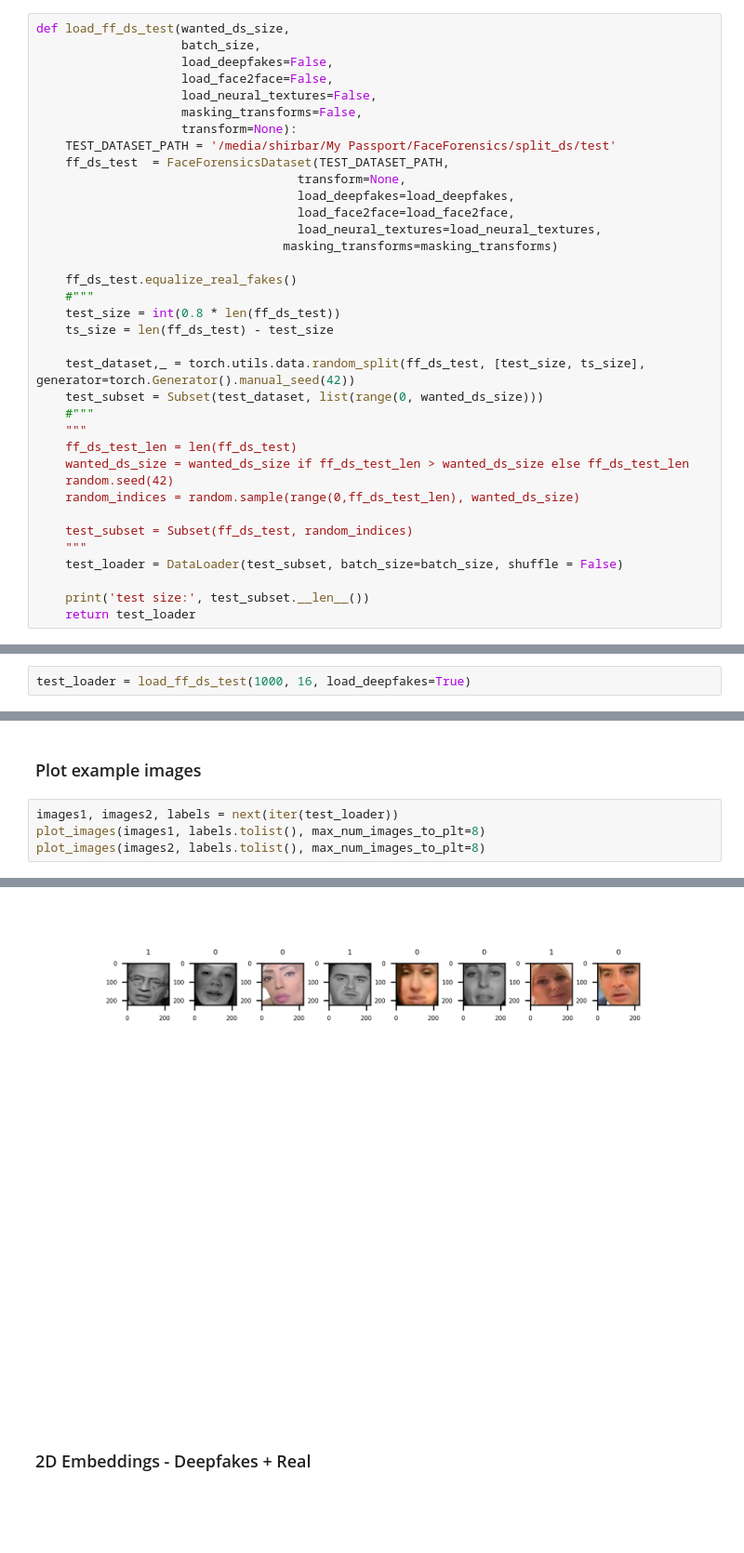
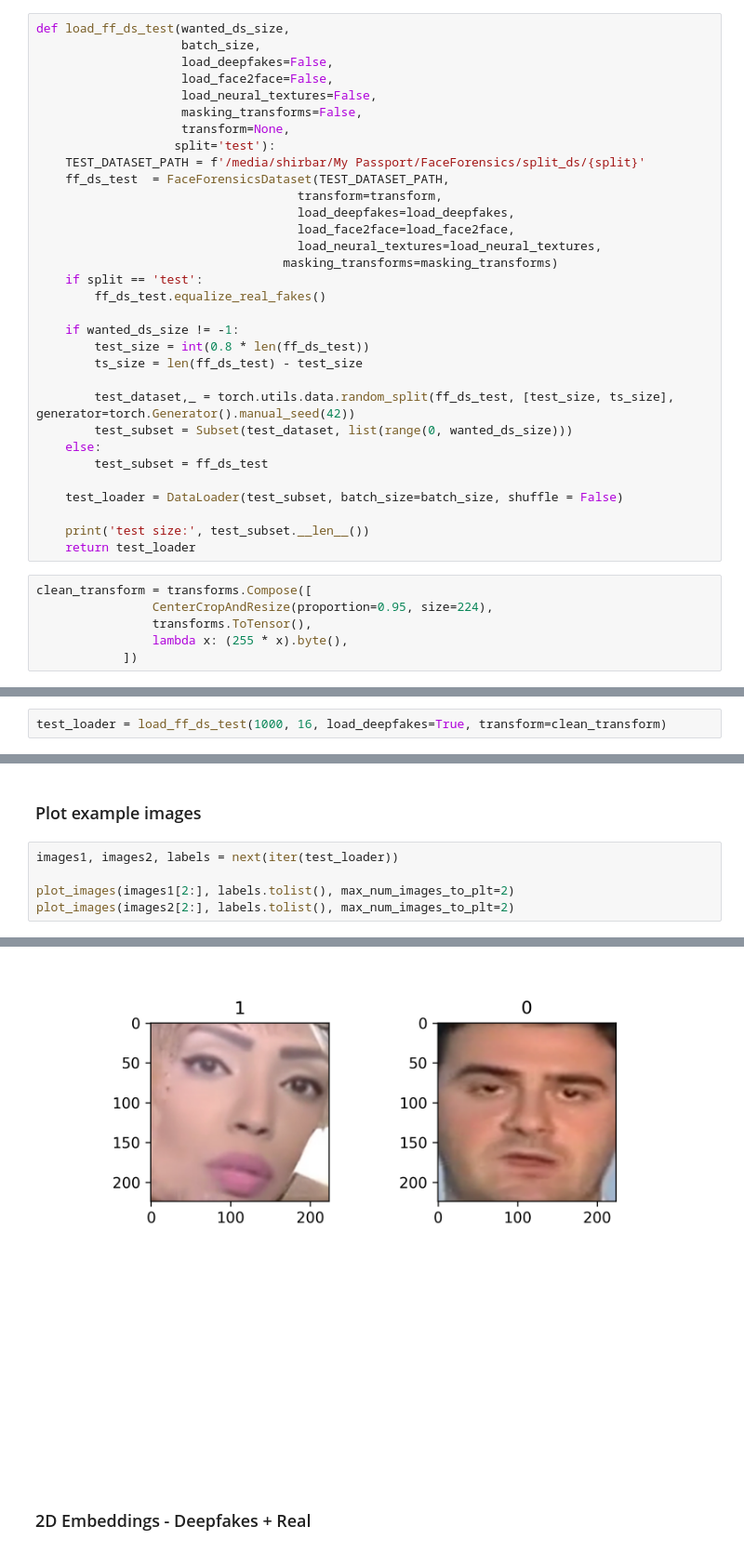
Before and after one commit to lev1ayz/DistributedDeepFakeDetection, a Jupyter notebook: Wrapper.ipynb, the cells around one changed output, grey strips where cells are left out. Shown at 93% size. Cells and saved outputs as stored; diff of their text form; blank space fills up the shorter version.

```diff
--- a/Wrapper.ipynb
+++ b/Wrapper.ipynb
@@ -175,39 +336,41 @@ def load_ff_ds_test(wanted_ds_size,
                     load_face2face=False,
                     load_neural_textures=False,
                     masking_transforms=False,
-                    transform=None):
-    TEST_DATASET_PATH = '/media/shirbar/My Passport/FaceForensics/split_ds/test'
+                    transform=None,
+                   split='test'):
+    TEST_DATASET_PATH = f'/media/shirbar/My Passport/FaceForensics/split_ds/{split}'
     ff_ds_test  = FaceForensicsDataset(TEST_DATASET_PATH,
-                                    transform=None,
+                                    transform=transform,
                                     load_deepfakes=load_deepfakes,
                                     load_face2face=load_face2face,
                                     load_neural_textures=load_neural_textures,
                                   masking_transforms=masking_transforms)
+    if split == 'test':
+        ff_ds_test.equalize_real_fakes()
 
-    ff_ds_test.equalize_real_fakes()
-    #"""
-    test_size = int(0.8 * len(ff_ds_test))
-    ts_size = len(ff_ds_test) - test_size
+    if wanted_ds_size != -1:
+        test_size = int(0.8 * len(ff_ds_test))
+        ts_size = len(ff_ds_test) - test_size
 
-    test_dataset,_ = torch.utils.data.random_split(ff_ds_test, [test_size, ts_size], generator=torch.Generator().manual_seed(42))
-    test_subset = Subset(test_dataset, list(range(0, wanted_ds_size)))
-    #"""
-    """
-    ff_ds_test_len = len(ff_ds_test)
-    wanted_ds_size = wanted_ds_size if ff_ds_test_len > wanted_ds_size else ff_ds_test_len
-    random.seed(42)
-    random_indices = random.sample(range(0,ff_ds_test_len), wanted_ds_size)
+        test_dataset,_ = torch.utils.data.random_split(ff_ds_test, [test_size, ts_size], generator=torch.Generator().manual_seed(42))
+        test_subset = Subset(test_dataset, list(range(0, wanted_ds_size)))
+    else:
+        test_subset = ff_ds_test
 
-    test_subset = Subset(ff_ds_test, random_indices)
-    """
     test_loader = DataLoader(test_subset, batch_size=batch_size, shuffle = False)
 
     print('test size:', test_subset.__len__())
     return test_loader
+# %%
+clean_transform = transforms.Compose([
+                CenterCropAndResize(proportion=0.95, size=224),
+                transforms.ToTensor(),
+                lambda x: (255 * x).byte(),
+            ])
 # %% [markdown]
 ## Deepfakes
 # %%
-test_loader = load_ff_ds_test(1000, 16, load_deepfakes=True)
+test_loader = load_ff_ds_test(1000, 16, load_deepfakes=True, transform=clean_transform)
 # %% [output]
 loading real images...
 real images loaded!
@@ -234,6 +393,7 @@ torch.save({'embeddings': embeds, 'targets':targets},
 ### Plot example images
 # %%
 images1, images2, labels = next(iter(test_loader))
-plot_images(images1, labels.tolist(), max_num_images_to_plt=8)
-plot_images(images2, labels.tolist(), max_num_images_to_plt=8)
+
+plot_images(images1[2:], labels.tolist(), max_num_images_to_plt=2)
+plot_images(images2[2:], labels.tolist(), max_num_images_to_plt=2)
 # %% [output]
@@ -241,4 +403,4 @@ plot_images(images2, labels.tolist(), max_num_images_to_plt=8)
-[figure, old version]
+[figure, new version]
 # %% [markdown]
 ### 2D Embeddings - Deepfakes + Real
 # %%
```
Also changed, not shown: parts of 49 cells of this notebook, 2 other files.
